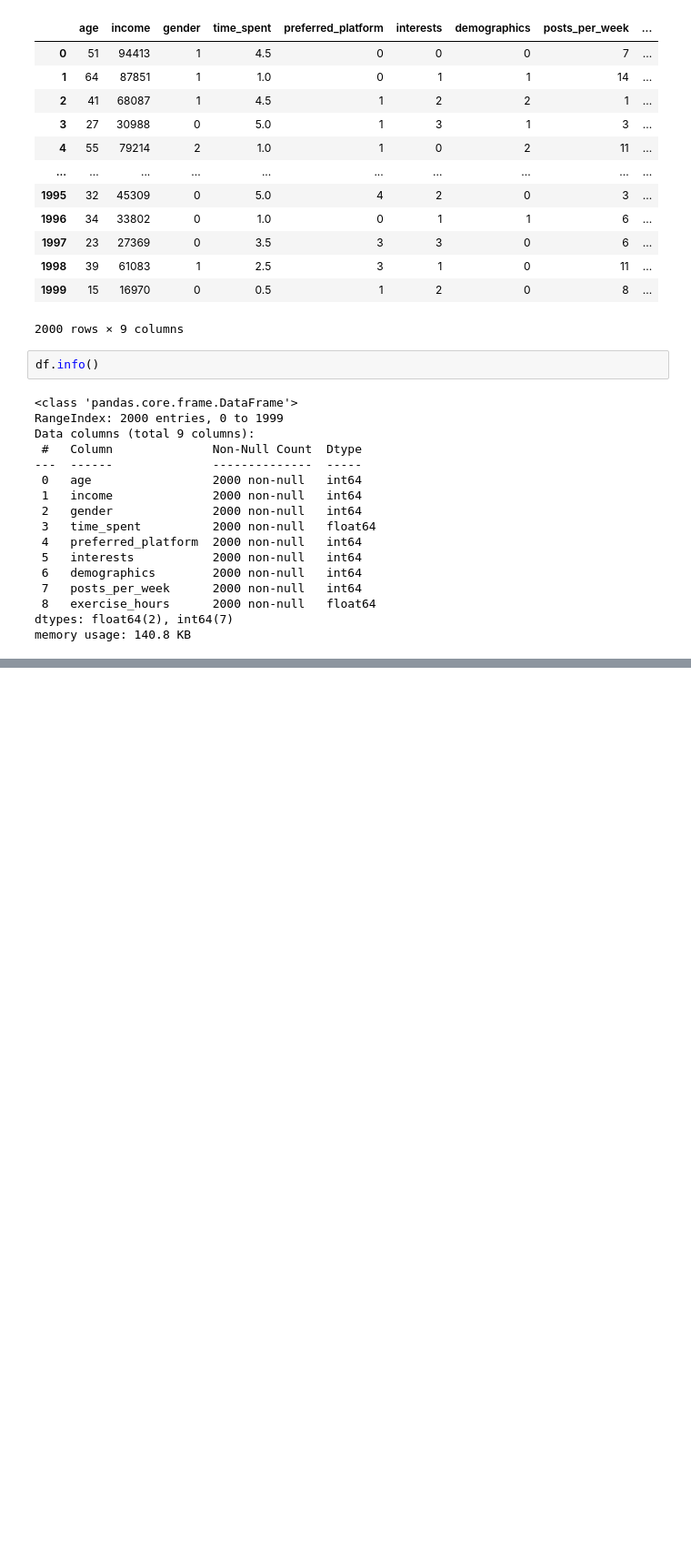
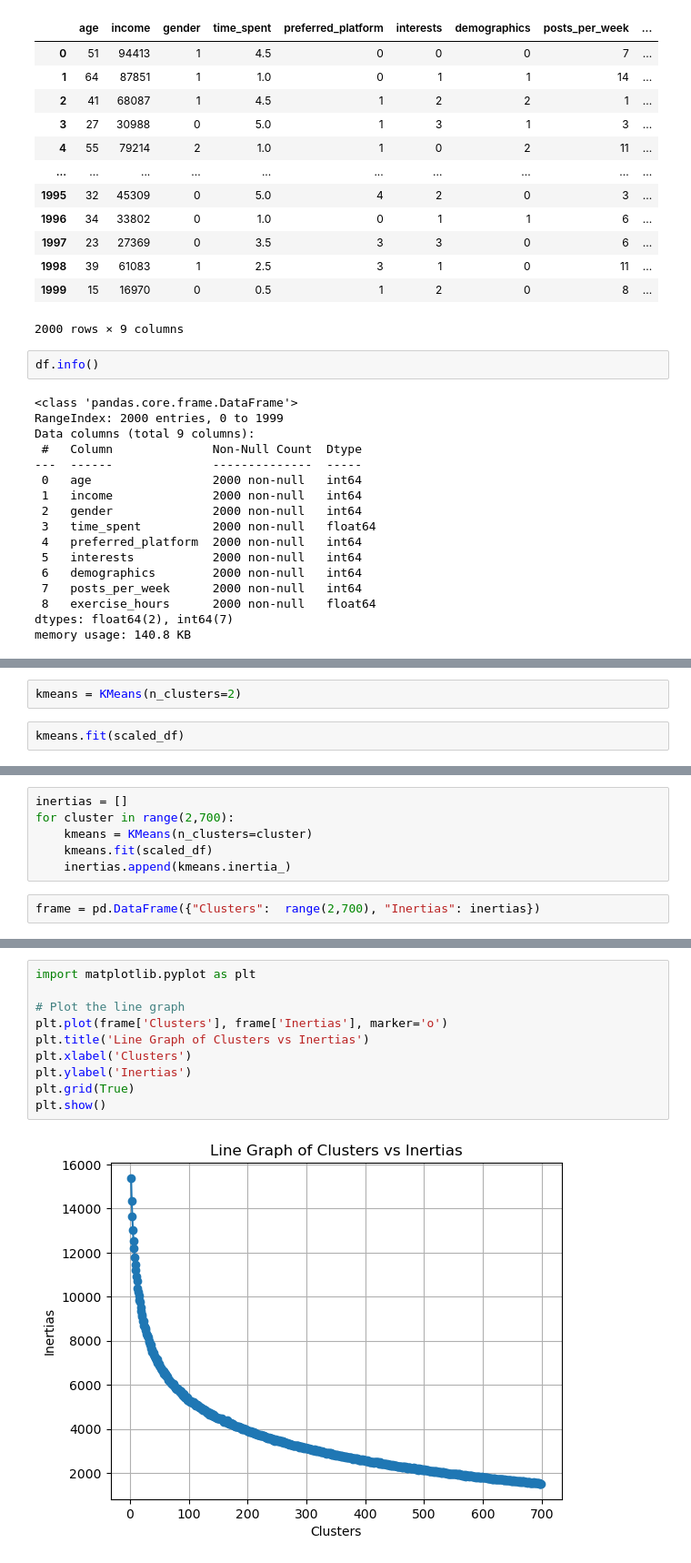
Before and after one commit to LoganKerns/DataScienceFinal, a Jupyter notebook: Barok's Work .ipynb, the cells around one changed output, grey strips where cells are left out. Shown: that part at 91% size. Cells and saved outputs as stored; diff of their text form; blank space fills up the shorter version.

```diff
--- a/Barok's Work .ipynb
+++ b/Barok's Work .ipynb
@@ -77,0 +97,4 @@ memory usage: 140.8 KB
+# %%
+kmeans = KMeans(n_clusters=2)
+# %%
+kmeans.fit(scaled_df)
@@ -77,0 +107,8 @@ memory usage: 140.8 KB
+# %%
+inertias = []
+for cluster in range(2,700):
+    kmeans = KMeans(n_clusters=cluster)
+    kmeans.fit(scaled_df)
+    inertias.append(kmeans.inertia_)
+# %%
+frame = pd.DataFrame({"Clusters":  range(2,700), "Inertias": inertias})
@@ -77,0 +131,12 @@ memory usage: 140.8 KB
+# %%
+import matplotlib.pyplot as plt
+
+# Plot the line graph
+plt.plot(frame['Clusters'], frame['Inertias'], marker='o')
+plt.title('Line Graph of Clusters vs Inertias')
+plt.xlabel('Clusters')
+plt.ylabel('Inertias')
+plt.grid(True)
+plt.show()
+# %% [output]
+[figure, added]
```
Also changed, not shown: parts of 7 cells of this notebook.
